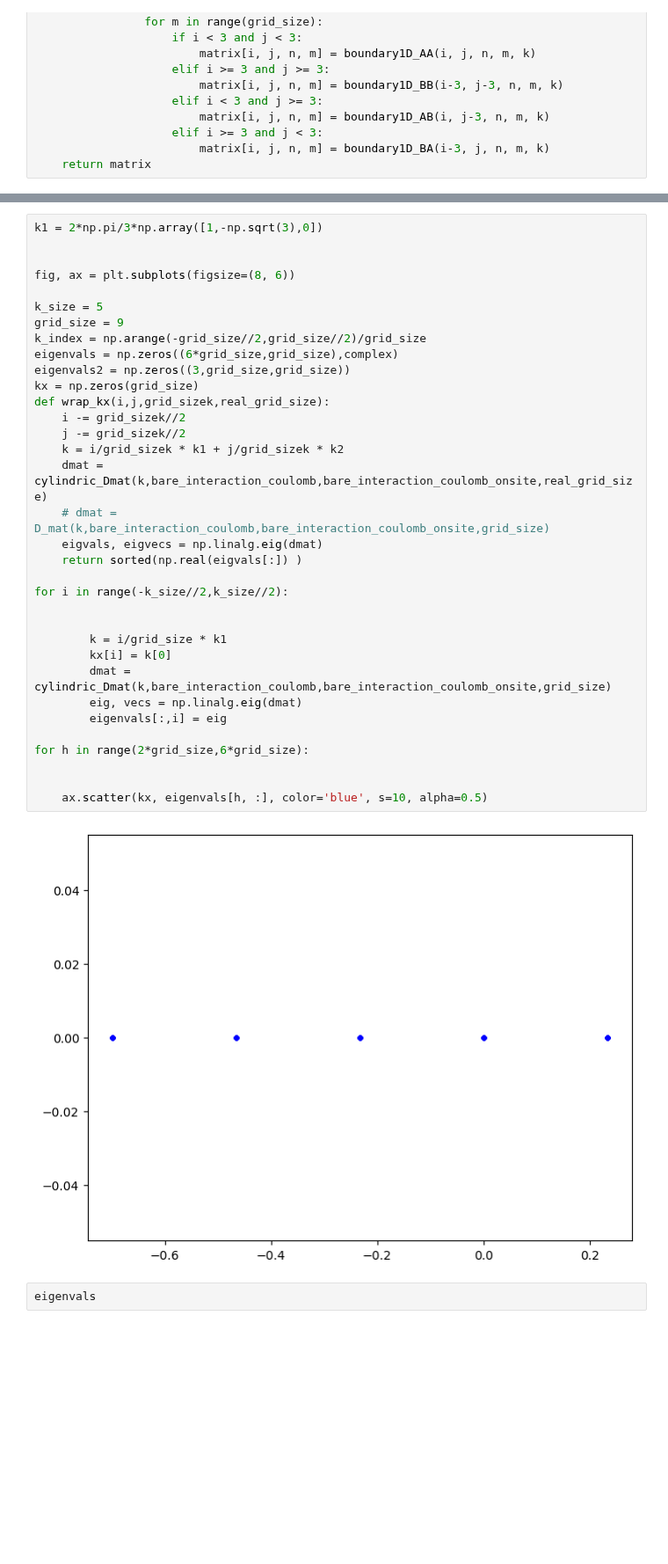
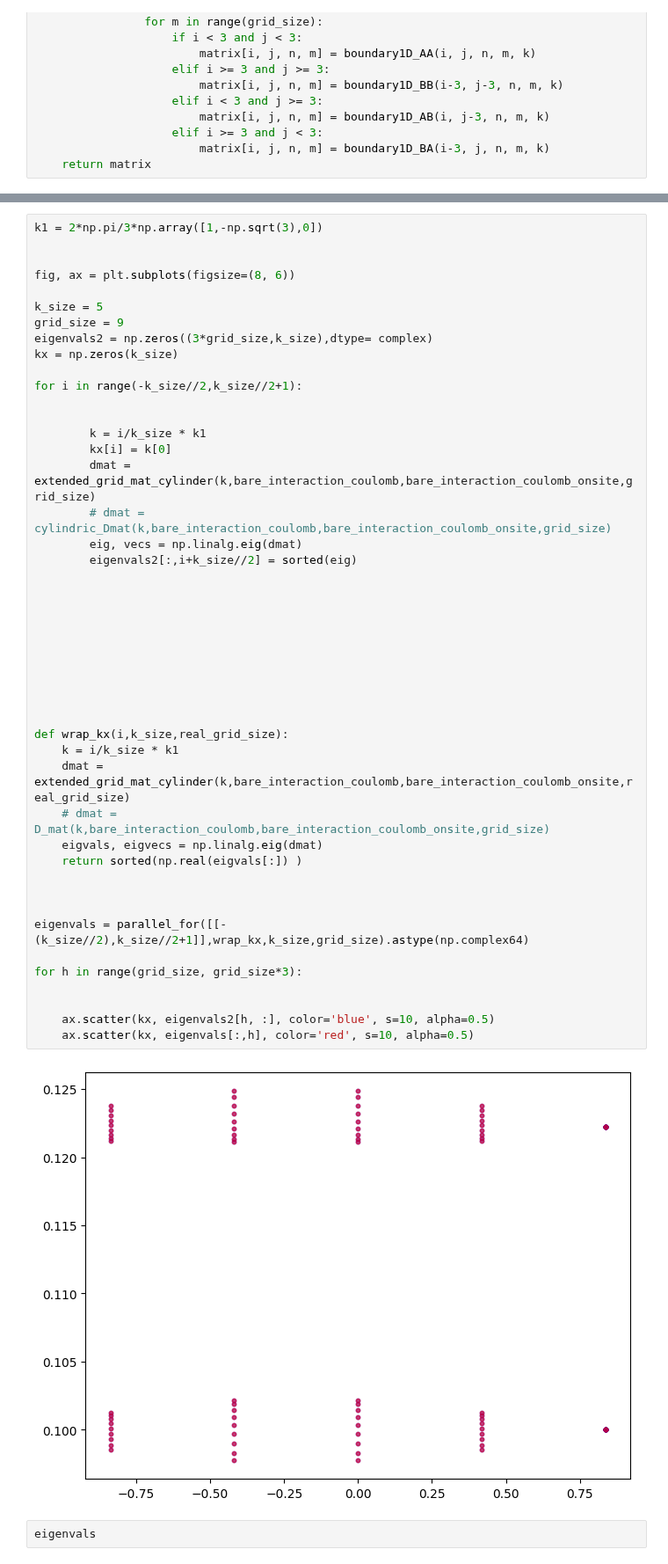
Before and after one commit to ChriGomm/master, a Jupyter notebook: numerics/dip_dip.ipynb, the cells around one changed output, grey strips where cells are left out. Shown at 88% size. Saved outputs shown, nothing was run; the diff lists cells and outputs as text; blank space fills up the shorter version.

```diff
--- a/numerics/dip_dip.ipynb
+++ b/numerics/dip_dip.ipynb
@@ -441,39 +441,51 @@ def cylindric_Dmat(k,interaction,onsite_interaction,grid_size,*cut):
 # %%
 k1 = 2*np.pi/3*np.array([1,-np.sqrt(3),0])
 
 
 fig, ax = plt.subplots(figsize=(8, 6))
 
 k_size = 5
 grid_size = 9
-k_index = np.arange(-grid_size//2,grid_size//2)/grid_size
-eigenvals = np.zeros((6*grid_size,grid_size),complex)
-eigenvals2 = np.zeros((3,grid_size,grid_size))
-kx = np.zeros(grid_size)
-def wrap_kx(i,j,grid_sizek,real_grid_size):
-    i -= grid_sizek//2
-    j -= grid_sizek//2
-    k = i/grid_sizek * k1 + j/grid_sizek * k2
-    dmat = cylindric_Dmat(k,bare_interaction_coulomb,bare_interaction_coulomb_onsite,real_grid_size)
+eigenvals2 = np.zeros((3*grid_size,k_size),dtype= complex)
+kx = np.zeros(k_size)
+
+for i in range(-k_size//2,k_size//2+1):
+
+
+        k = i/k_size * k1
+        kx[i] = k[0]
+        dmat = extended_grid_mat_cylinder(k,bare_interaction_coulomb,bare_interaction_coulomb_onsite,grid_size)
+        # dmat = cylindric_Dmat(k,bare_interaction_coulomb,bare_interaction_coulomb_onsite,grid_size)
+        eig, vecs = np.linalg.eig(dmat)
+        eigenvals2[:,i+k_size//2] = sorted(eig)
+
+
+
+
+
+
+
+
+
+
+def wrap_kx(i,k_size,real_grid_size):
+    k = i/k_size * k1
+    dmat = extended_grid_mat_cylinder(k,bare_interaction_coulomb,bare_interaction_coulomb_onsite,real_grid_size)
     # dmat = D_mat(k,bare_interaction_coulomb,bare_interaction_coulomb_onsite,grid_size)
     eigvals, eigvecs = np.linalg.eig(dmat)
     return sorted(np.real(eigvals[:]) )
 
-for i in range(-k_size//2,k_size//2):
 
 
-        k = i/grid_size * k1
-        kx[i] = k[0]
-        dmat = cylindric_Dmat(k,bare_interaction_coulomb,bare_interaction_coulomb_onsite,grid_size)
-        eig, vecs = np.linalg.eig(dmat)
-        eigenvals[:,i] = eig
+eigenvals = parallel_for([[-(k_size//2),k_size//2+1]],wrap_kx,k_size,grid_size).astype(np.complex64)
 
-for h in range(2*grid_size,6*grid_size):
+for h in range(grid_size, grid_size*3):
 
 
-    ax.scatter(kx, eigenvals[h, :], color='blue', s=10, alpha=0.5)
+    ax.scatter(kx, eigenvals2[h, :], color='blue', s=10, alpha=0.5)
+    ax.scatter(kx, eigenvals[:,h], color='red', s=10, alpha=0.5)
 # %% [output]
-[figure, old version]
+[figure, new version]
 # %%
 eigenvals
 # %% [output]
```
Also changed, not shown: parts of 7 cells of this notebook.
